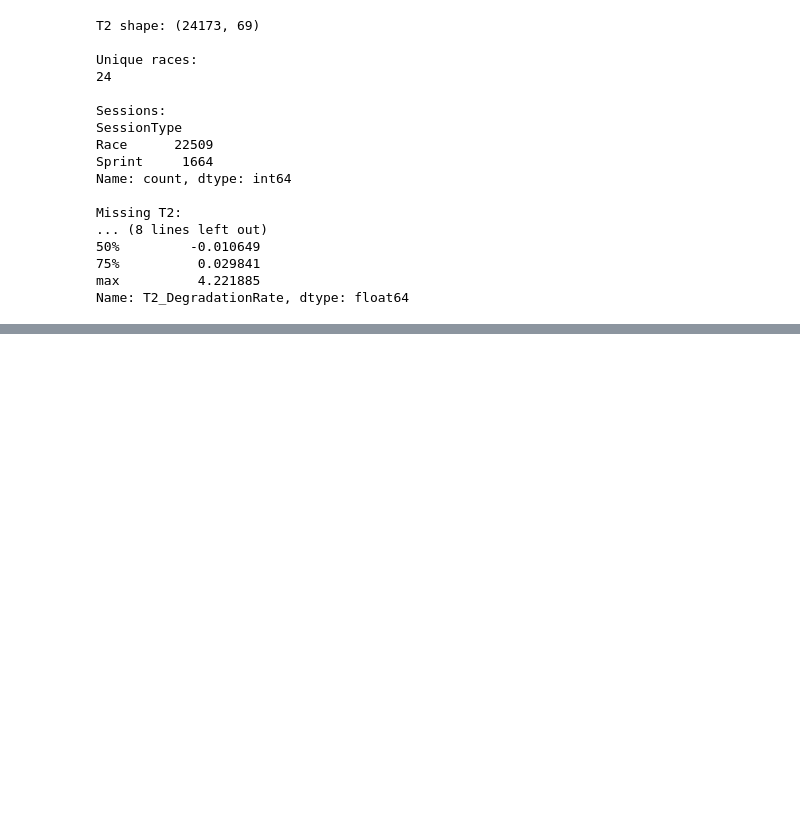
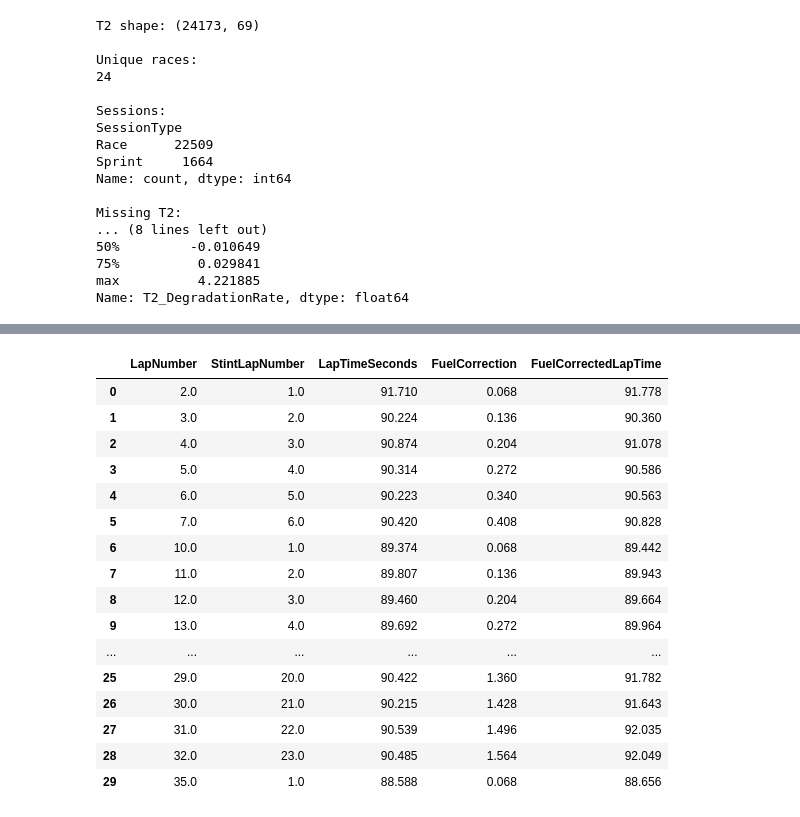
Before and after one commit to mohammedDhinojwala/f1-ai-race-strategy, a Jupyter notebook: notebooks/01_data_investigation.ipynb, the cells around one changed output, grey strips where cells are left out. Drawn from its saved outputs; the diff is of its cells as text; code cells hidden in the pictures; blank space fills up the shorter version.

```diff
--- a/notebooks/01_data_investigation.ipynb
+++ b/notebooks/01_data_investigation.ipynb
@@ -9077,0 +9260,42 @@ Name: T2_DegradationRate, dtype: float64
+# %%
+FUEL_BURN_KG_PER_LAP = 1.7
+FUEL_EFFECT_SEC_PER_KG = 0.04
+
+f2["FuelCorrection"] = (
+    f2["StintLapNumber"]
+    * FUEL_BURN_KG_PER_LAP
+    * FUEL_EFFECT_SEC_PER_KG
+)
+
+f2["FuelCorrectedLapTime"] = (
+    f2["LapTimeSeconds"]
+    + f2["FuelCorrection"]
+)
+# %%
+f2[
+    [
+        "LapNumber",
+        "StintLapNumber",
+        "LapTimeSeconds",
+        "FuelCorrection",
+        "FuelCorrectedLapTime"
+    ]
+].head(30)
+# %% [output]
+|  | LapNumber | StintLapNumber | LapTimeSeconds | FuelCorrection | FuelCorrectedLapTime |
+| 0 | 2.0 | 1.0 | 91.710 | 0.068 | 91.778 |
+| 1 | 3.0 | 2.0 | 90.224 | 0.136 | 90.360 |
+| 2 | 4.0 | 3.0 | 90.874 | 0.204 | 91.078 |
+| 3 | 5.0 | 4.0 | 90.314 | 0.272 | 90.586 |
+| 4 | 6.0 | 5.0 | 90.223 | 0.340 | 90.563 |
+| 5 | 7.0 | 6.0 | 90.420 | 0.408 | 90.828 |
+| 6 | 10.0 | 1.0 | 89.374 | 0.068 | 89.442 |
+| 7 | 11.0 | 2.0 | 89.807 | 0.136 | 89.943 |
+| 8 | 12.0 | 3.0 | 89.460 | 0.204 | 89.664 |
+| 9 | 13.0 | 4.0 | 89.692 | 0.272 | 89.964 |
+| ... | ... | ... | ... | ... | ... |
+| 25 | 29.0 | 20.0 | 90.422 | 1.360 | 91.782 |
+| 26 | 30.0 | 21.0 | 90.215 | 1.428 | 91.643 |
+| 27 | 31.0 | 22.0 | 90.539 | 1.496 | 92.035 |
+| 28 | 32.0 | 23.0 | 90.485 | 1.564 | 92.049 |
+| 29 | 35.0 | 1.0 | 88.588 | 0.068 | 88.656 |
```
Also changed, not shown: parts of 22 cells of this notebook.
